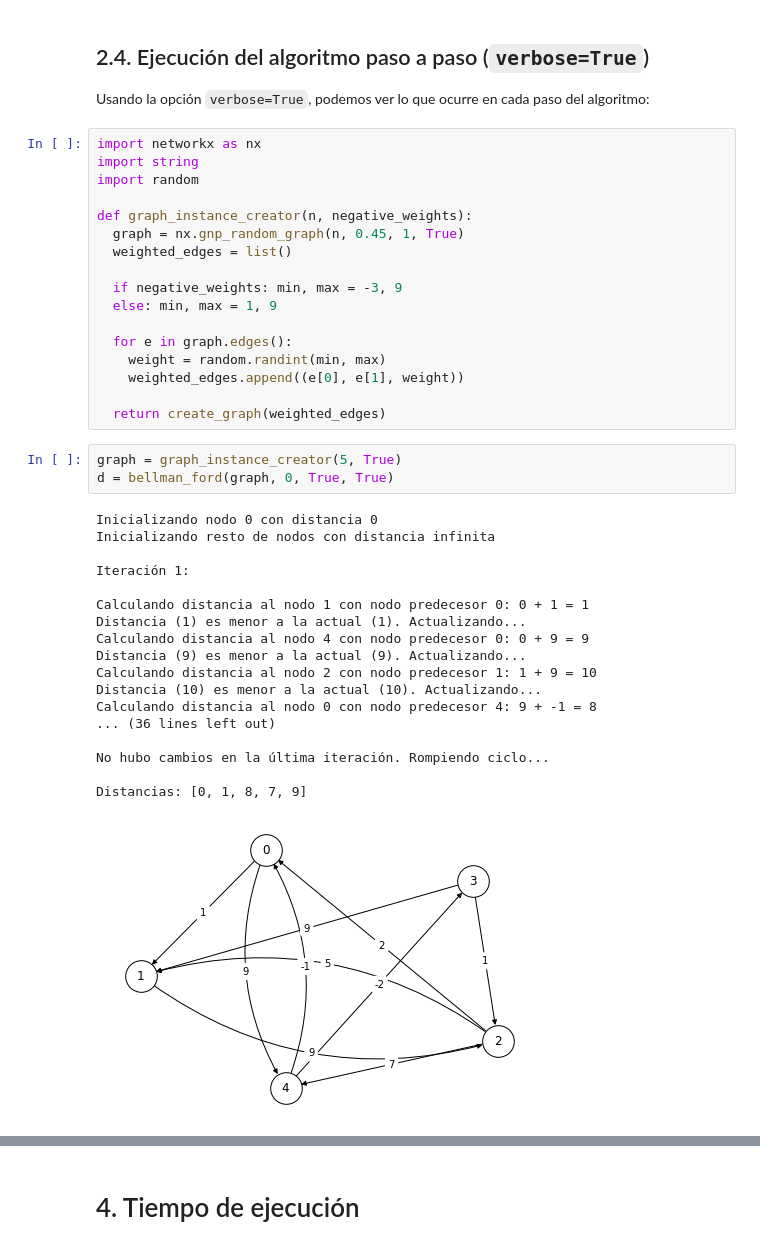
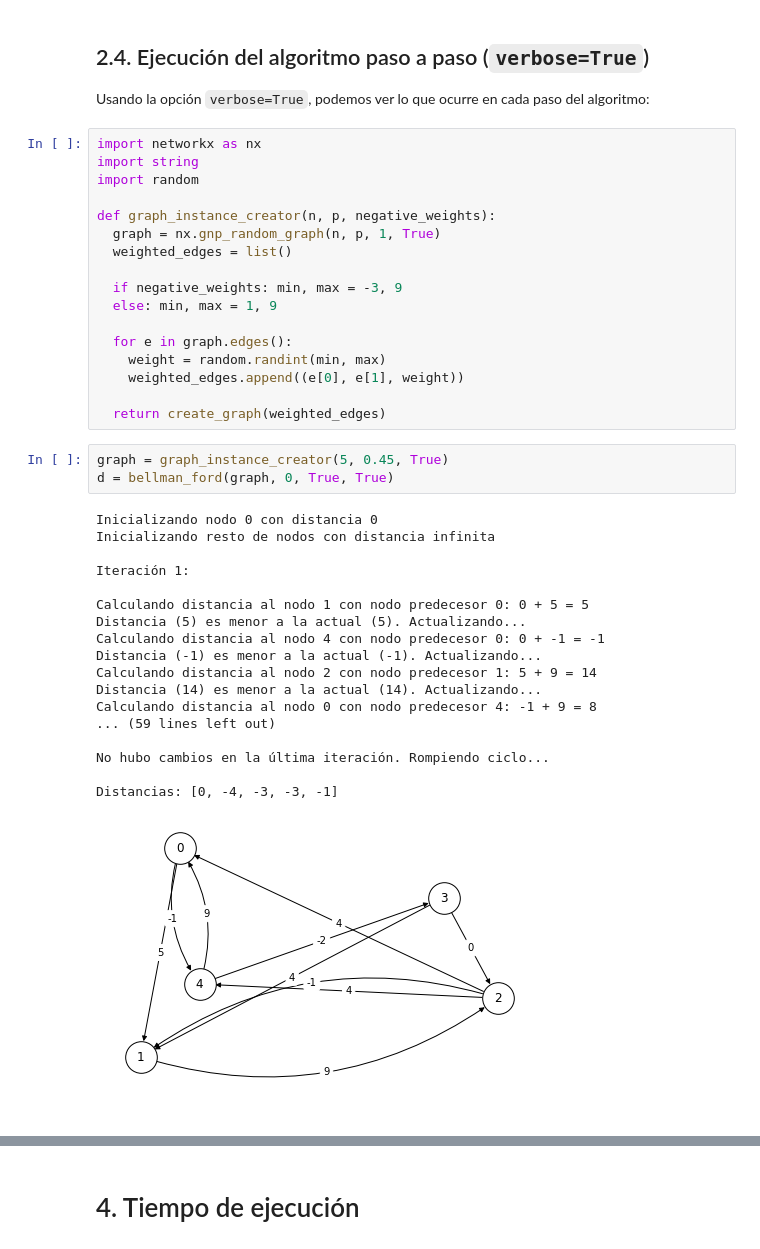
Before and after one commit to OscarRojasG/ADA-Informes, a Jupyter notebook: Informe11-BellmanFord.ipynb, the cells around one changed output, grey strips where cells are left out. Saved outputs shown, nothing was run; the diff lists cells and outputs as text.

```diff
--- a/Informe11-BellmanFord.ipynb
+++ b/Informe11-BellmanFord.ipynb
@@ -392,8 +416,8 @@ import networkx as nx
 import string
 import random
 
-def graph_instance_creator(n, negative_weights):
-  graph = nx.gnp_random_graph(n, 0.45, 1, True)
+def graph_instance_creator(n, p, negative_weights):
+  graph = nx.gnp_random_graph(n, p, 1, True)
   weighted_edges = list()
 
   if negative_weights: min, max = -3, 9
@@ -405,27 +429,27 @@ def graph_instance_creator(n, negative_weights):
 
   return create_graph(weighted_edges)
 # %%
-graph = graph_instance_creator(5, True)
+graph = graph_instance_creator(5, 0.45, True)
 d = bellman_ford(graph, 0, True, True)
 # %% [output]
 Inicializando nodo 0 con distancia 0
 Inicializando resto de nodos con distancia infinita
 
 Iteración 1:
 
-Calculando distancia al nodo 1 con nodo predecesor 0: 0 + 1 = 1
-Distancia (1) es menor a la actual (1). Actualizando...
-Calculando distancia al nodo 4 con nodo predecesor 0: 0 + 9 = 9
-Distancia (9) es menor a la actual (9). Actualizando...
-Calculando distancia al nodo 2 con nodo predecesor 1: 1 + 9 = 10
-Distancia (10) es menor a la actual (10). Actualizando...
-Calculando distancia al nodo 0 con nodo predecesor 4: 9 + -1 = 8
-... (36 lines left out)
+Calculando distancia al nodo 1 con nodo predecesor 0: 0 + 5 = 5
+Distancia (5) es menor a la actual (5). Actualizando...
+Calculando distancia al nodo 4 con nodo predecesor 0: 0 + -1 = -1
+Distancia (-1) es menor a la actual (-1). Actualizando...
+Calculando distancia al nodo 2 con nodo predecesor 1: 5 + 9 = 14
+Distancia (14) es menor a la actual (14). Actualizando...
+Calculando distancia al nodo 0 con nodo predecesor 4: -1 + 9 = 8
+... (59 lines left out)
 
 No hubo cambios en la última iteración. Rompiendo ciclo...
 
-Distancias: [0, 1, 8, 7, 9]
+Distancias: [0, -4, -3, -3, -1]
-[figure, old version]
+[figure, new version]
 # %% [markdown]
 # 3. Correctitud
 
```
Also changed, not shown: parts of 12 cells of this notebook.
